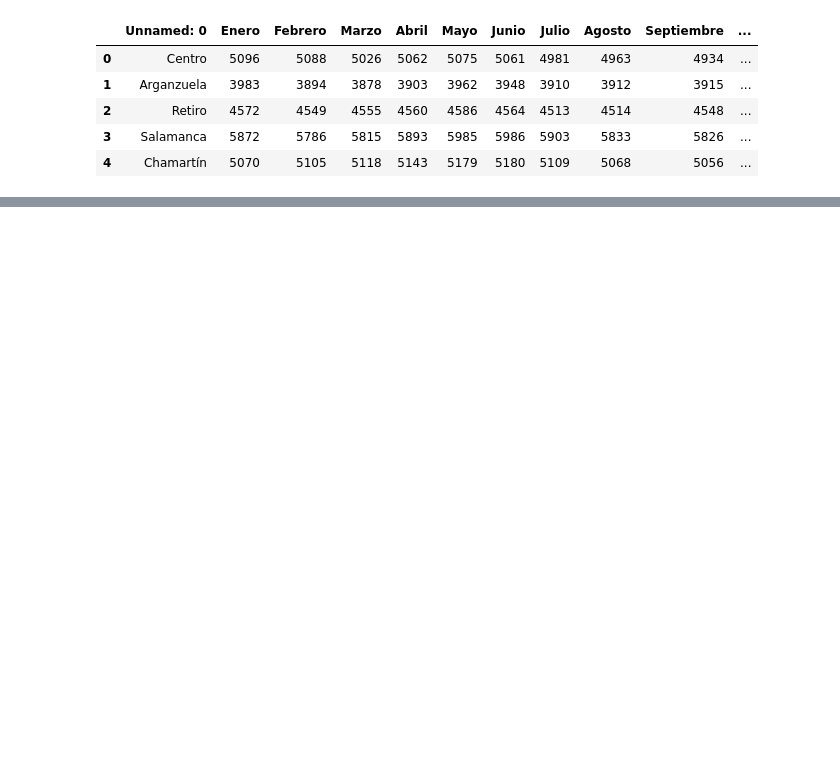
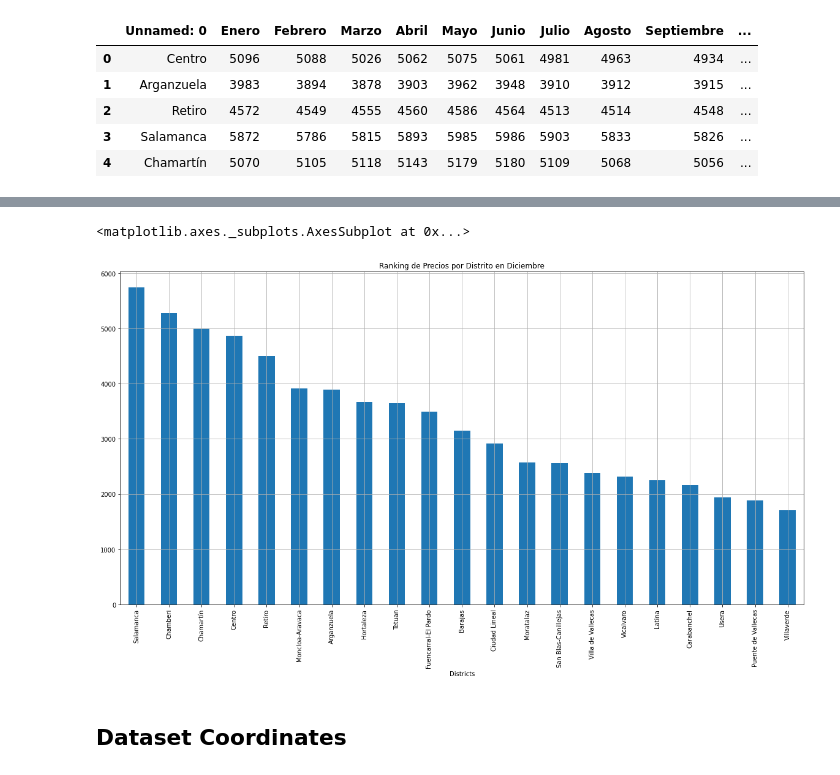
Before and after one commit to Warckor/Coursera_Capstone, a Jupyter notebook: Final_Assignment/House_Sales_Analytics_EN.ipynb, the cells around one changed output, grey strips where cells are left out. Cells and saved outputs as stored; diff of their text form; code cells hidden in the pictures; blank space fills up the shorter version.

```diff
--- a/Final_Assignment/House_Sales_Analytics_EN.ipynb
+++ b/Final_Assignment/House_Sales_Analytics_EN.ipynb
@@ -80,0 +90,4 @@ En la mayoría de distritos no vemos una desviación importante o llamativa en e
+# %%
+df_last = df_rent[["Districts", "Diciembre"]].copy()
+df_last.sort_values("Diciembre", ascending=False, inplace=True, ignore_index=True)
+df_last.head()
@@ -80,0 +101,7 @@ En la mayoría de distritos no vemos una desviación importante o llamativa en e
+# %%
+df_last.plot(kind="bar", x="Districts", y="Diciembre", legend=False, title="Ranking de Precios por Distrito en Diciembre", grid=True,)
+# %% [output]
+<matplotlib.axes._subplots.AxesSubplot at 0x...>
+[figure, added]
+# %% [markdown]
+## Dataset Coordinates
```
Also changed, not shown: parts of 9 cells of this notebook.
